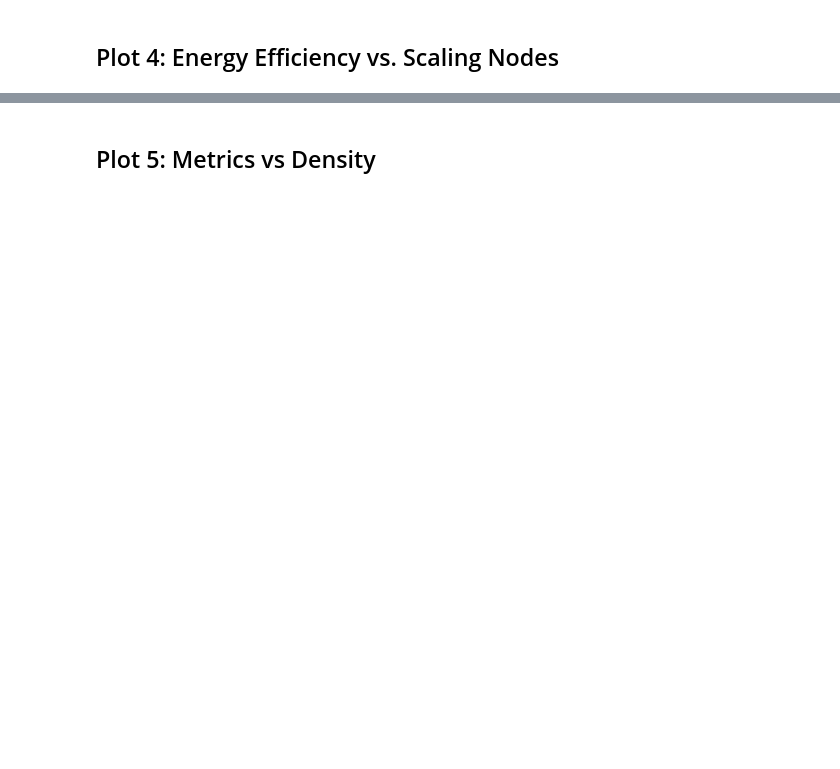
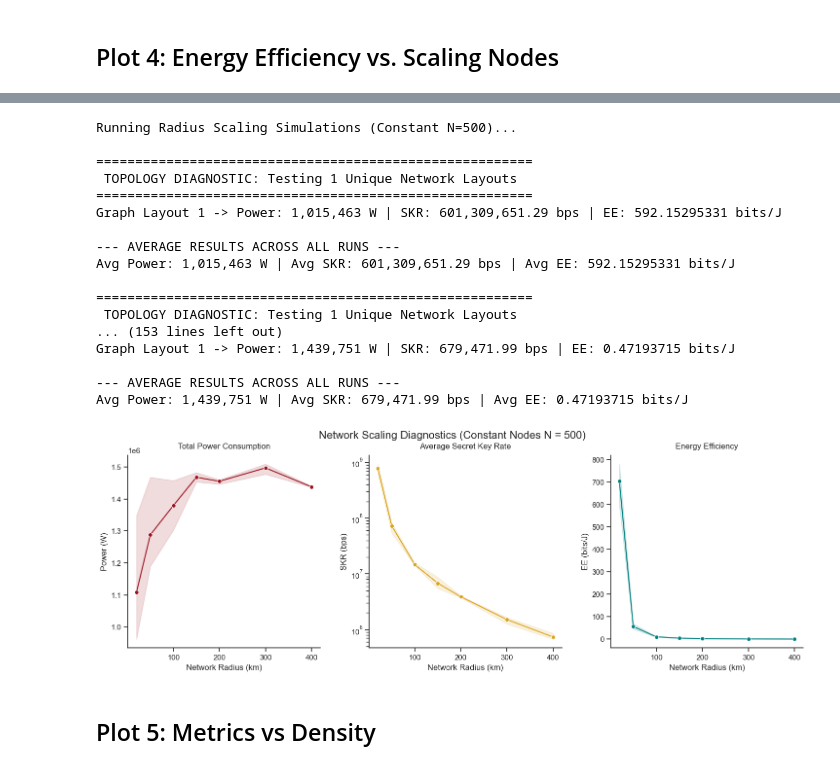
Before and after one commit to lucamar91/qkd_networks, a Jupyter notebook: Energy_plots.ipynb, the cells around one changed output, grey strips where cells are left out. Saved outputs shown, nothing was run; the diff lists cells and outputs as text; code cells hidden in the pictures; blank space fills up the shorter version.

```diff
--- a/Energy_plots.ipynb
+++ b/Energy_plots.ipynb
@@ -237,5 +269,74 @@ Avg Power: 2,974,001 W | Avg SKR: 2,526,975.91 bps | Avg EE: 0.84968905 bits/J
+# %%
+
+# Sweeping Radius from a dense city to a sparse country
+R_values = [20, 50, 100, 150, 200, 300, 400]
+fixed_N = 500 # Constant number of deployed nodes
+scaling_data_R = []
+
+print(f"Running Radius Scaling Simulations (Constant N={fixed_N})...")
+for r_val in R_values:
+    for _ in range(3): # 3 iterations per R to get a variance band
+        # Grab all the metrics from your simulation function
+        _, _, _, pwr, skr, ee = network_energy_efficiency(num_runs=1, N=fixed_N, radius=r_val)
+
+        # Save them all to the dictionary
+        scaling_data_R.append({
+            'Radius (km)': r_val,
+            'Power (W)': pwr,
+            'SKR (bps)': skr,
+            'EE (bits/J)': ee
+        })
+
+df_scaling_R = pd.DataFrame(scaling_data_R)
+
+# Create a 1x3 grid of subplots
+fig, axes = plt.subplots(1, 3, figsize=(15, 5))
+
+# Plot 1: Power (The Denominator)
+sns.lineplot(data=df_scaling_R, x='Radius (km)', y='Power (W)', color='#9B111E', ax=axes[0], marker='o', err_kws={'alpha': 0.15})
+axes[0].set_title('Total Power Consumption', fontsize=12, pad=10)
+axes[0].set_xlabel('Network Radius (km)')
+
+# Plot 2: SKR (The Numerator)
+sns.lineplot(data=df_scaling_R, x='Radius (km)', y='SKR (bps)', color='#DAA520', ax=axes[1], marker='o', err_kws={'alpha': 0.15})
+axes[1].set_title('Average Secret Key Rate', fontsize=12, pad=10)
+axes[1].set_xlabel('Network Radius (km)')
+axes[1].set_yscale('log')
+
+# Plot 3: EE (The Final Ratio)
+sns.lineplot(data=df_scaling_R, x='Radius (km)', y='EE (bits/J)', color='#008080', ax=axes[2], marker='o', err_kws={'alpha': 0.15})
+axes[2].set_title('Energy Efficiency', fontsize=12, pad=10)
+axes[2].set_xlabel('Network Radius (km)')
+
+# Format all boxes to be perfectly square
+for ax in axes:
+    ax.set_box_aspect(1)
+
+plt.suptitle(f'Network Scaling Diagnostics (Constant Nodes N = {fixed_N})', fontsize=16)
+plt.tight_layout()
+plt.savefig('plots/7_scaling_R_diagnostics.pdf', bbox_inches='tight')
+plt.show()
+# %% [output]
+Running Radius Scaling Simulations (Constant N=500)...
+
+========================================================
+ TOPOLOGY DIAGNOSTIC: Testing 1 Unique Network Layouts
+========================================================
+Graph Layout 1 -> Power: 1,015,463 W | SKR: 601,309,651.29 bps | EE: 592.15295331 bits/J
+
+--- AVERAGE RESULTS ACROSS ALL RUNS ---
+Avg Power: 1,015,463 W | Avg SKR: 601,309,651.29 bps | Avg EE: 592.15295331 bits/J
+
+========================================================
+ TOPOLOGY DIAGNOSTIC: Testing 1 Unique Network Layouts
+... (153 lines left out)
+Graph Layout 1 -> Power: 1,439,751 W | SKR: 679,471.99 bps | EE: 0.47193715 bits/J
+
+--- AVERAGE RESULTS ACROSS ALL RUNS ---
+Avg Power: 1,439,751 W | Avg SKR: 679,471.99 bps | Avg EE: 0.47193715 bits/J
+[figure, added]
 # %% [markdown]
-## Plot 5: Metrics vs Density
+ ## Plot 5: Metrics vs Density
 # %%
 N_val = 500
 # Generate 10 logarithmic density points exactly like the Mariani paper
```
Also changed, not shown: parts of 8 cells of this notebook, 1 other file.
